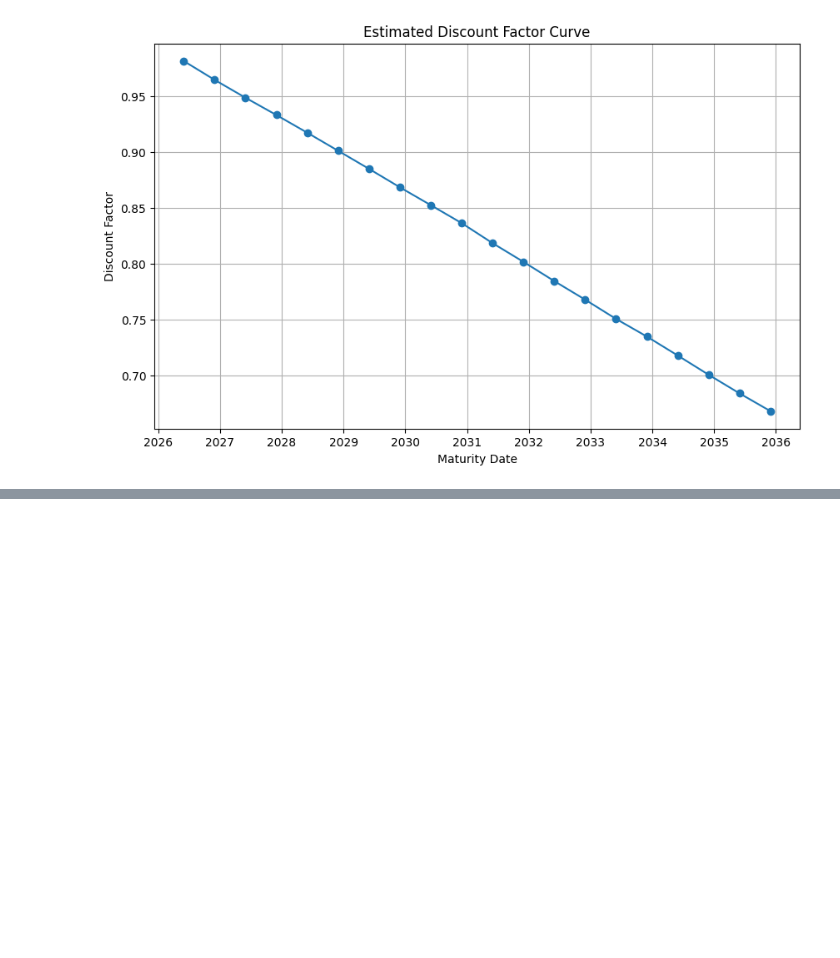
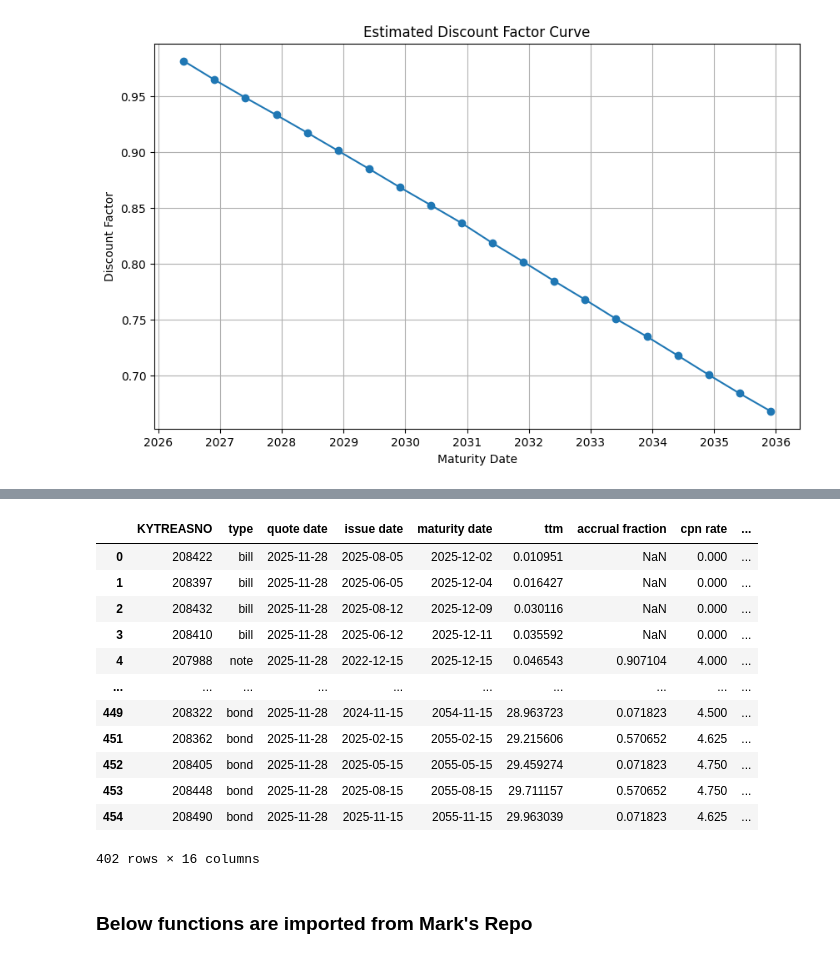
Before and after one commit to y3y-tech/Fixed_Income_Homework, a Jupyter notebook: Homework1/Estimating_Spot_Curve_Yiyang.ipynb, the cells around one changed output, grey strips where cells are left out. Saved outputs shown, nothing was run; the diff lists cells and outputs as text; code cells hidden in the pictures; blank space fills up the shorter version.

```diff
--- a/Homework1/Estimating_Spot_Curve_Yiyang.ipynb
+++ b/Homework1/Estimating_Spot_Curve_Yiyang.ipynb
@@ -143,0 +327,3 @@ plt.show()
+# %%
+dt = pd.read_excel("../Data/treasury_quotes_2025-11-28.xlsx", sheet_name="quotes")
+dt.info()
@@ -143,0 +348,19 @@ plt.show()
+# %%
+dt = dt[(dt['ytm'] >= 0) & (dt['type'].isin(['note', 'bill', 'bond']))]
+dt
+# %% [output]
+|  | KYTREASNO | type | quote date | issue date | maturity date | ttm | accrual fraction | cpn rate | ... |
+| 0 | 208422 | bill | 2025-11-28 | 2025-08-05 | 2025-12-02 | 0.010951 | NaN | 0.000 | ... |
+| 1 | 208397 | bill | 2025-11-28 | 2025-06-05 | 2025-12-04 | 0.016427 | NaN | 0.000 | ... |
+| 2 | 208432 | bill | 2025-11-28 | 2025-08-12 | 2025-12-09 | 0.030116 | NaN | 0.000 | ... |
+| 3 | 208410 | bill | 2025-11-28 | 2025-06-12 | 2025-12-11 | 0.035592 | NaN | 0.000 | ... |
+| 4 | 207988 | note | 2025-11-28 | 2022-12-15 | 2025-12-15 | 0.046543 | 0.907104 | 4.000 | ... |
+| ... | ... | ... | ... | ... | ... | ... | ... | ... | ... |
+| 449 | 208322 | bond | 2025-11-28 | 2024-11-15 | 2054-11-15 | 28.963723 | 0.071823 | 4.500 | ... |
+| 451 | 208362 | bond | 2025-11-28 | 2025-02-15 | 2055-02-15 | 29.215606 | 0.570652 | 4.625 | ... |
+| 452 | 208405 | bond | 2025-11-28 | 2025-05-15 | 2055-05-15 | 29.459274 | 0.071823 | 4.750 | ... |
+| 453 | 208448 | bond | 2025-11-28 | 2025-08-15 | 2055-08-15 | 29.711157 | 0.570652 | 4.750 | ... |
+| 454 | 208490 | bond | 2025-11-28 | 2025-11-15 | 2055-11-15 | 29.963039 | 0.071823 | 4.625 | ... |
+402 rows × 16 columns
+# %% [markdown]
+### Below functions are imported from Mark's Repo
```
Also changed, not shown: parts of 12 cells of this notebook, 1 other file.
